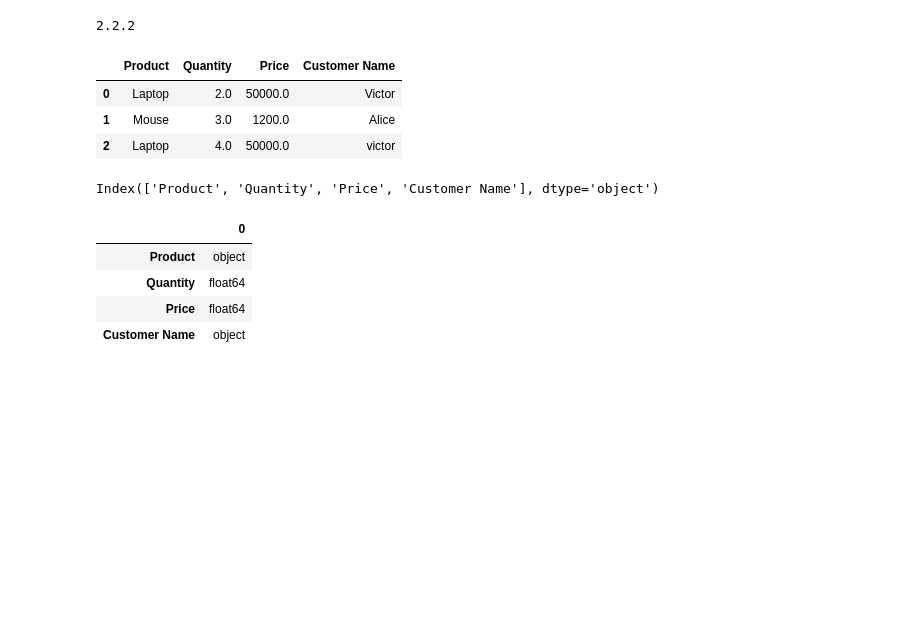
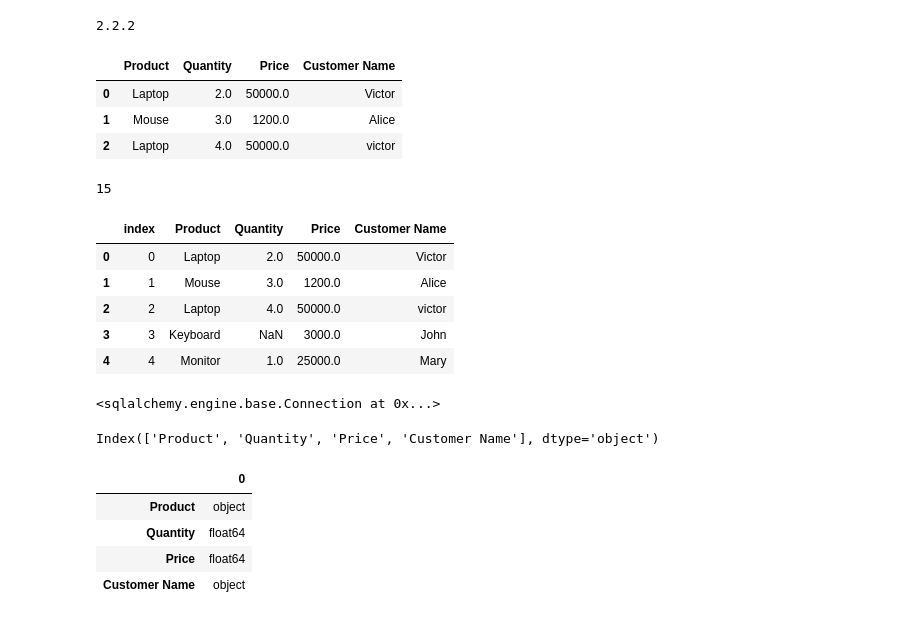
Before and after one commit to benardwauye69-prog/Intro-to-Python-, a Jupyter notebook: Introduction_to_python.ipynb, the cells around one changed output. Cells and saved outputs as stored; diff of their text form; code cells hidden in the pictures; blank space fills up the shorter version.

```diff
--- a/Introduction_to_python.ipynb
+++ b/Introduction_to_python.ipynb
@@ -929,3 +937,53 @@ df.head(3)
+# %%
+#create a connection engine
+#how to use environment variables in Python(to store secrets)
+
+username = 'neondb_owner'
+password = "npg_QYHE5DRlZ3Xq"
+host = "ep-fragrant-scene-ab07tipb-pooler.eu-west-2.aws.neon.tech"
+db = "neondb"
+postgres_url = f"postgresql://{username}:{password}@{host}/{db}"
+#this is an important credential(dont expose it)
+#driver
+#user(username)
+#password
+#host(where the database is hosted)
+#database name
+
+engine = create_engine(postgres_url)
+# %%
+#write the df to database
+#read the data from the db
+#Extraction(data ingestion) and Loading data
+#E(db, files, datawarehouse)TL(db, datawarehouse,csv) OR ELT
+
+#table(table name) #connection to the Engine
+#replacing(U replace all the data in the table with new data)
+#appending(U add new data to already existing data)
+#updating
+#if_exists checks whether the table exists and decides what to do with it
+table_name = "sales_data"
+df.to_sql(table_name, con=engine, if_exists="replace")
+# %% [output]
+15
+# %%
+#read from the database
+#GUI dbeaver
+#table name, con
+df = pd.read_sql_table("sales_data", con=engine)
+# %%
+df.head()
+# %% [output]
+|  | index | Product | Quantity | Price | Customer Name |
+| 0 | 0 | Laptop | 2.0 | 50000.0 | Victor |
+| 1 | 1 | Mouse | 3.0 | 1200.0 | Alice |
+| 2 | 2 | Laptop | 4.0 | 50000.0 | victor |
+| 3 | 3 | Keyboard | NaN | 3000.0 | John |
+| 4 | 4 | Monitor | 1.0 | 25000.0 | Mary |
+# %%
+engine.connect()
+# %% [output]
+<sqlalchemy.engine.base.Connection at 0x...>
 # %%
 df.columns
 # %% [output]
```
Also changed, not shown: parts of 10 cells of this notebook.
